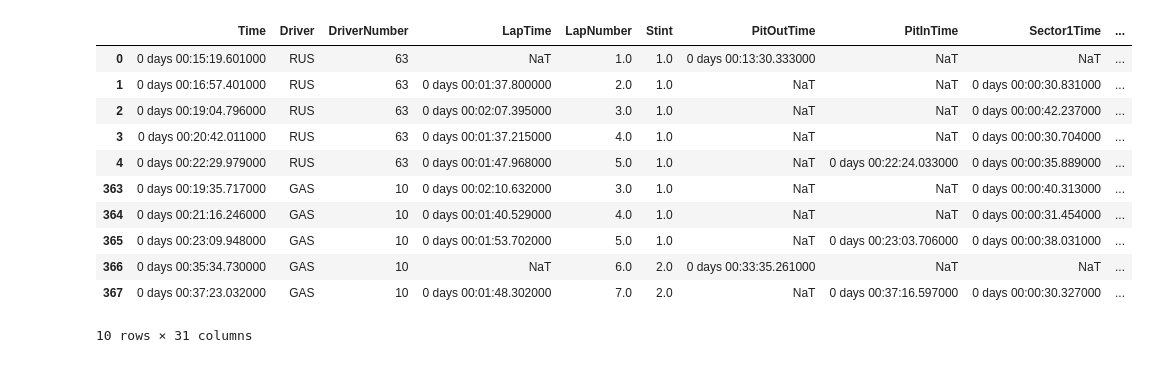
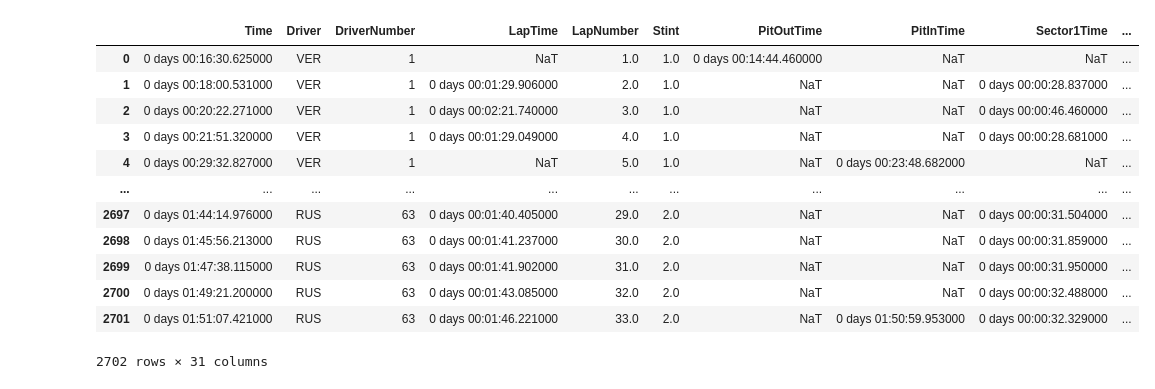
Before and after one commit to JamesBurnard1/Pitwall-F1, a Jupyter notebook: exploration.ipynb, the cells around one changed output. Drawn from its saved outputs; the diff is of its cells as text; code cells hidden in the pictures.

```diff
--- a/exploration.ipynb
+++ b/exploration.ipynb
@@ -4,6 +4,8 @@ import pandas as pd
 
 CACHE_DIR = "/Users/jamesburnard/Desktop/Projects/Pitwall-F1/cache"
 fastf1.Cache.enable_cache(CACHE_DIR)
+
+pd.set_option('display.max_columns', None)
 
 year = 2024
 gp = 'Silverstone'
@@ -23,5 +25,3 @@ for session_type in days_sessions:
 
     # Store the lap data into our dictionary
     all_weekend_laps[session_type] = session.laps
-
-# Now you can easily look at any day you want!
@@ -28,17 +103,20 @@ for session_type in days_sessions:
 # %%
+
 all_weekend_laps['Q'].head()
 all_weekend_laps['Q'].tail()
-pd.concat([all_weekend_laps['Q'].head(5), all_weekend_laps['Q'].tail(5)])
+sandbox_df = pd.concat(all_weekend_laps.values(), ignore_index=True)
+sandbox_df
 # %% [output]
 |  | Time | Driver | DriverNumber | LapTime | LapNumber | Stint | PitOutTime | PitInTime | Sector1Time | ... |
-| 0 | 0 days 00:15:19.601000 | RUS | 63 | NaT | 1.0 | 1.0 | 0 days 00:13:30.333000 | NaT | NaT | ... |
-| 1 | 0 days 00:16:57.401000 | RUS | 63 | 0 days 00:01:37.800000 | 2.0 | 1.0 | NaT | NaT | 0 days 00:00:30.831000 | ... |
-| 2 | 0 days 00:19:04.796000 | RUS | 63 | 0 days 00:02:07.395000 | 3.0 | 1.0 | NaT | NaT | 0 days 00:00:42.237000 | ... |
-| 3 | 0 days 00:20:42.011000 | RUS | 63 | 0 days 00:01:37.215000 | 4.0 | 1.0 | NaT | NaT | 0 days 00:00:30.704000 | ... |
-| 4 | 0 days 00:22:29.979000 | RUS | 63 | 0 days 00:01:47.968000 | 5.0 | 1.0 | NaT | 0 days 00:22:24.033000 | 0 days 00:00:35.889000 | ... |
-| 363 | 0 days 00:19:35.717000 | GAS | 10 | 0 days 00:02:10.632000 | 3.0 | 1.0 | NaT | NaT | 0 days 00:00:40.313000 | ... |
-| 364 | 0 days 00:21:16.246000 | GAS | 10 | 0 days 00:01:40.529000 | 4.0 | 1.0 | NaT | NaT | 0 days 00:00:31.454000 | ... |
-| 365 | 0 days 00:23:09.948000 | GAS | 10 | 0 days 00:01:53.702000 | 5.0 | 1.0 | NaT | 0 days 00:23:03.706000 | 0 days 00:00:38.031000 | ... |
-| 366 | 0 days 00:35:34.730000 | GAS | 10 | NaT | 6.0 | 2.0 | 0 days 00:33:35.261000 | NaT | NaT | ... |
-| 367 | 0 days 00:37:23.032000 | GAS | 10 | 0 days 00:01:48.302000 | 7.0 | 2.0 | NaT | 0 days 00:37:16.597000 | 0 days 00:00:30.327000 | ... |
+| 0 | 0 days 00:16:30.625000 | VER | 1 | NaT | 1.0 | 1.0 | 0 days 00:14:44.460000 | NaT | NaT | ... |
+| 1 | 0 days 00:18:00.531000 | VER | 1 | 0 days 00:01:29.906000 | 2.0 | 1.0 | NaT | NaT | 0 days 00:00:28.837000 | ... |
+| 2 | 0 days 00:20:22.271000 | VER | 1 | 0 days 00:02:21.740000 | 3.0 | 1.0 | NaT | NaT | 0 days 00:00:46.460000 | ... |
+| 3 | 0 days 00:21:51.320000 | VER | 1 | 0 days 00:01:29.049000 | 4.0 | 1.0 | NaT | NaT | 0 days 00:00:28.681000 | ... |
+| 4 | 0 days 00:29:32.827000 | VER | 1 | NaT | 5.0 | 1.0 | NaT | 0 days 00:23:48.682000 | NaT | ... |
+| ... | ... | ... | ... | ... | ... | ... | ... | ... | ... | ... |
+| 2697 | 0 days 01:44:14.976000 | RUS | 63 | 0 days 00:01:40.405000 | 29.0 | 2.0 | NaT | NaT | 0 days 00:00:31.504000 | ... |
+| 2698 | 0 days 01:45:56.213000 | RUS | 63 | 0 days 00:01:41.237000 | 30.0 | 2.0 | NaT | NaT | 0 days 00:00:31.859000 | ... |
+| 2699 | 0 days 01:47:38.115000 | RUS | 63 | 0 days 00:01:41.902000 | 31.0 | 2.0 | NaT | NaT | 0 days 00:00:31.950000 | ... |
+| 2700 | 0 days 01:49:21.200000 | RUS | 63 | 0 days 00:01:43.085000 | 32.0 | 2.0 | NaT | NaT | 0 days 00:00:32.488000 | ... |
+| 2701 | 0 days 01:51:07.421000 | RUS | 63 | 0 days 00:01:46.221000 | 33.0 | 2.0 | NaT | 0 days 01:50:59.953000 | 0 days 00:00:32.329000 | ... |
-10 rows × 31 columns
+2702 rows × 31 columns
```
Also changed, not shown: parts of 3 cells of this notebook, 2 other files.
